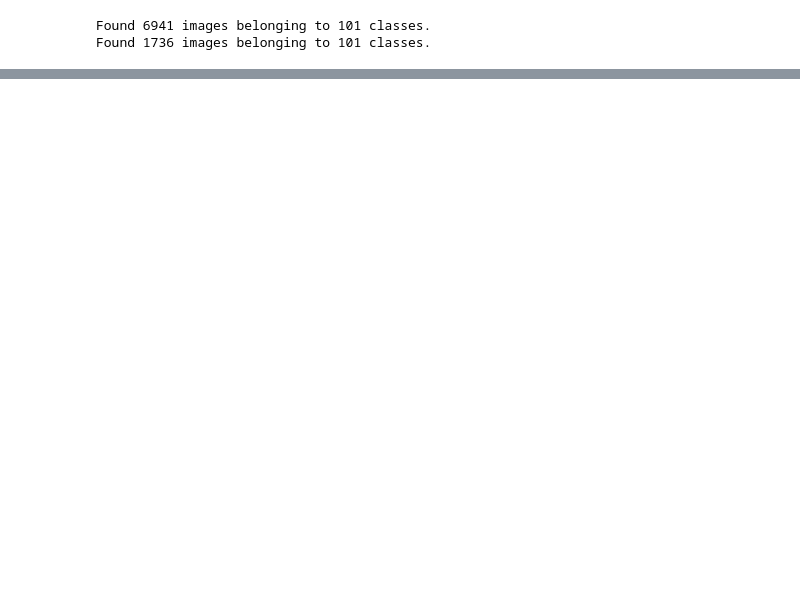
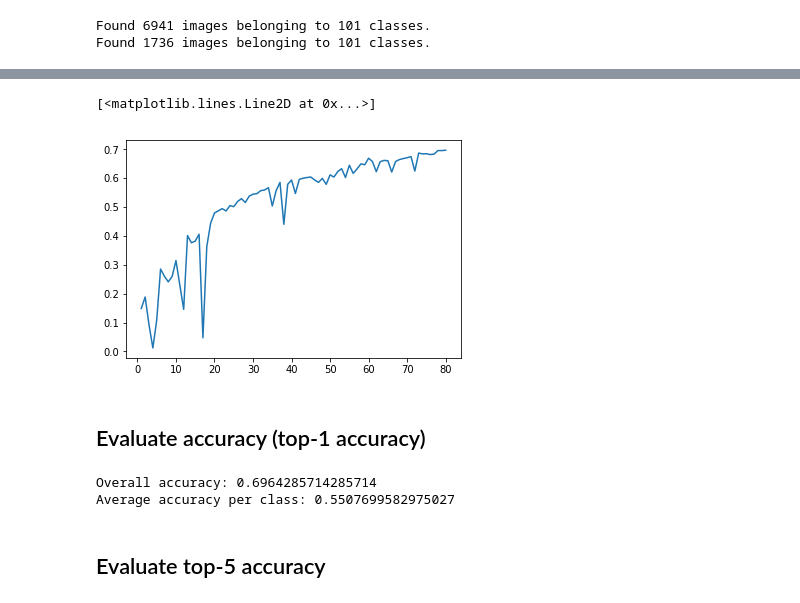
Before and after one commit to agbattaglino/caltech101, a Jupyter notebook: ResNet50.ipynb, the cells around one changed output, grey strips where cells are left out. Drawn from its saved outputs; the diff is of its cells as text; code cells hidden in the pictures; blank space fills up the shorter version.

```diff
--- a/ResNet50.ipynb
+++ b/ResNet50.ipynb
@@ -426,0 +329,7 @@ K.set_value(resnet50_model.optimizer.lr, .0002)
+# %%
+plt.plot(list(range(1, num_epochs+1)), history.history["val_acc"])
+# %% [output]
+[<matplotlib.lines.Line2D at 0x...>]
+[figure, added]
+# %% [markdown]
+## Evaluate accuracy (top-1 accuracy)
@@ -426,0 +350,8 @@ K.set_value(resnet50_model.optimizer.lr, .0002)
+# %%
+print("Overall accuracy: " + str(np.sum(num_correct) / val_generator.n))
+print("Average accuracy per class: " + str(np.mean(acc_per_class)))
+# %% [output]
+Overall accuracy: 0.6964285714285714
+Average accuracy per class: 0.5507699582975027
+# %% [markdown]
+## Evaluate top-5 accuracy
```
Also changed, not shown: parts of 48 cells of this notebook.
